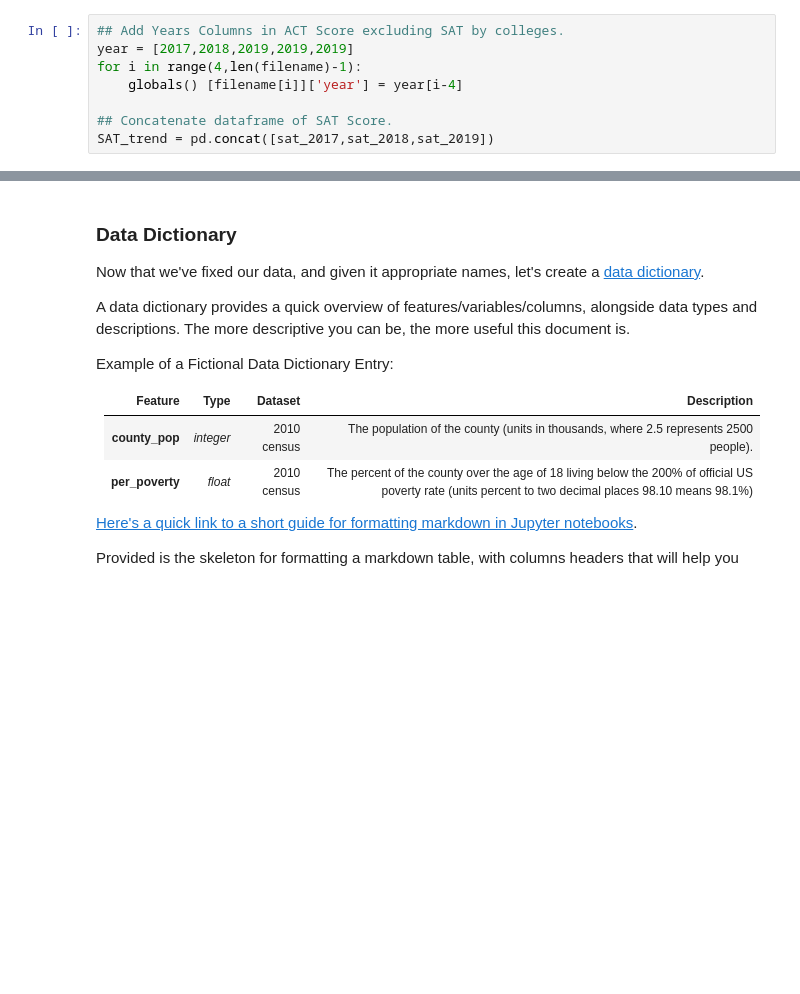
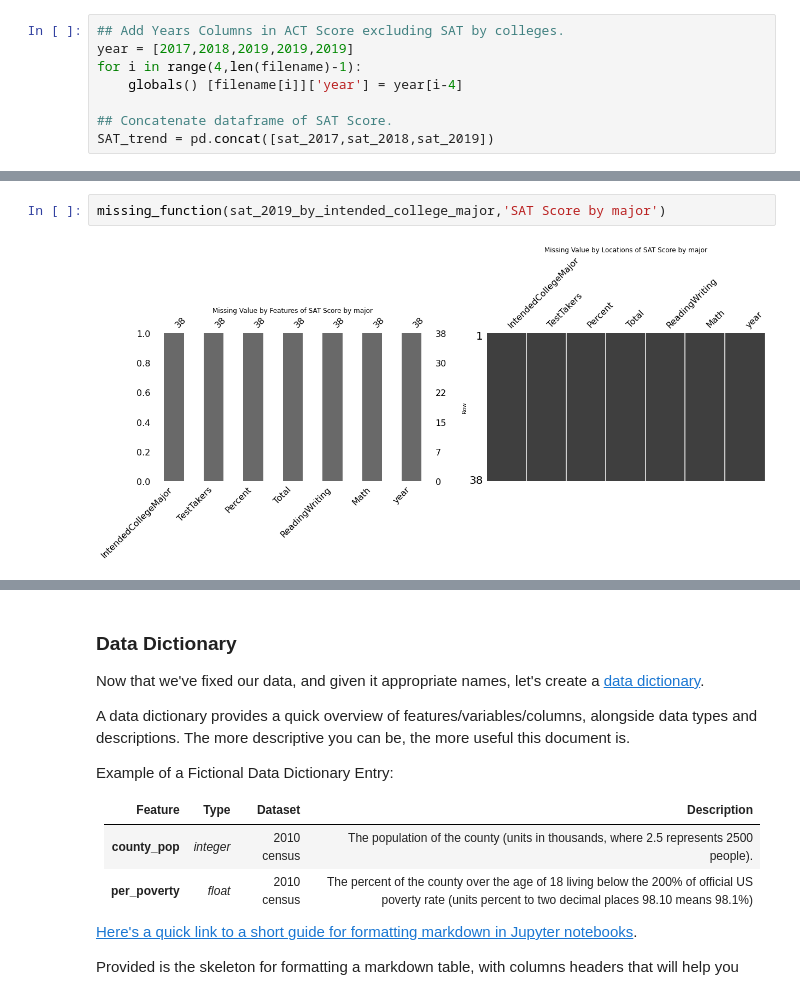
Before and after one commit to WarintornNawong/DSI_Project1, a Jupyter notebook: starter-code_test.ipynb, the cells around one changed output, grey strips where cells are left out. Saved outputs shown, nothing was run; the diff lists cells and outputs as text; blank space fills up the shorter version.

```diff
--- a/starter-code_test.ipynb
+++ b/starter-code_test.ipynb
@@ -186,0 +235,4 @@ SAT_trend = pd.concat([sat_2017,sat_2018,sat_2019])
+# %%
+missing_function(sat_2019_by_intended_college_major,'SAT Score by major')
+# %% [output]
+[figure, added]
```
Also changed, not shown: parts of 12 cells of this notebook, 1 other file.
